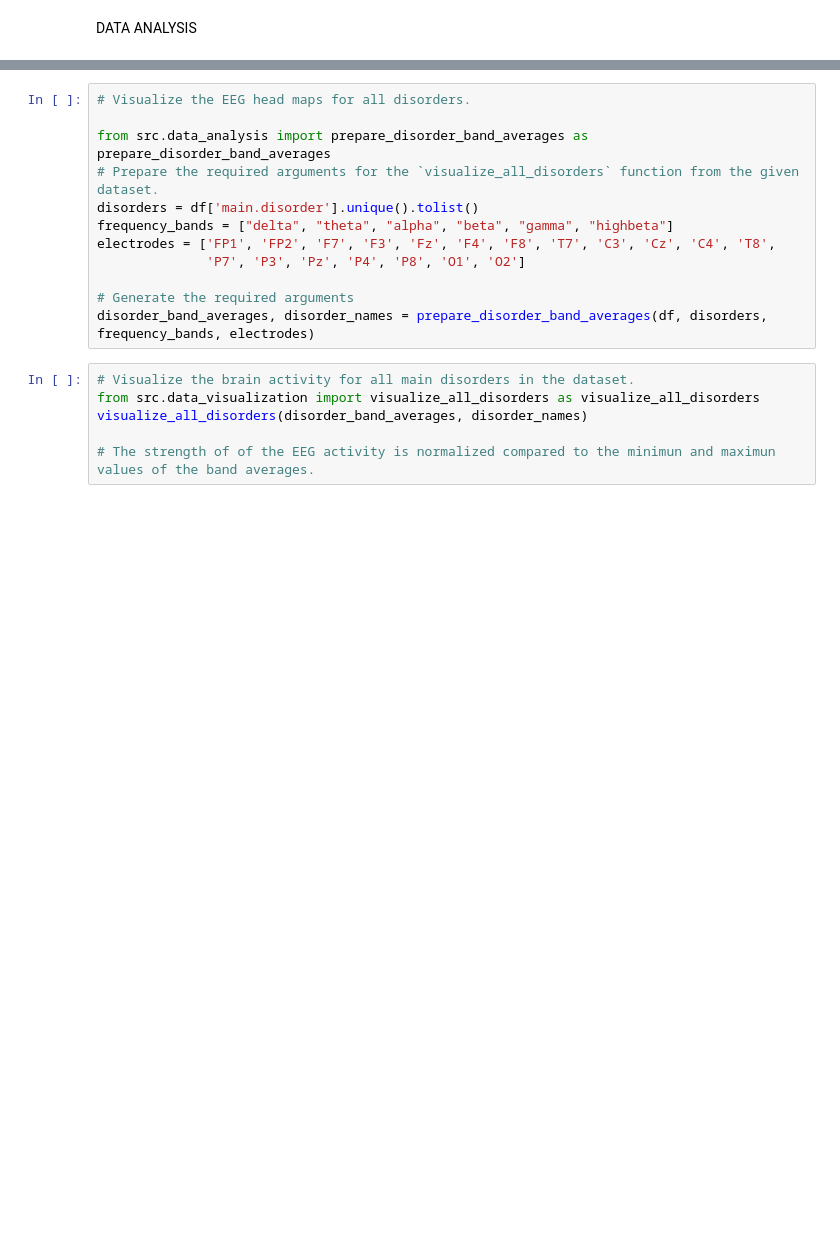
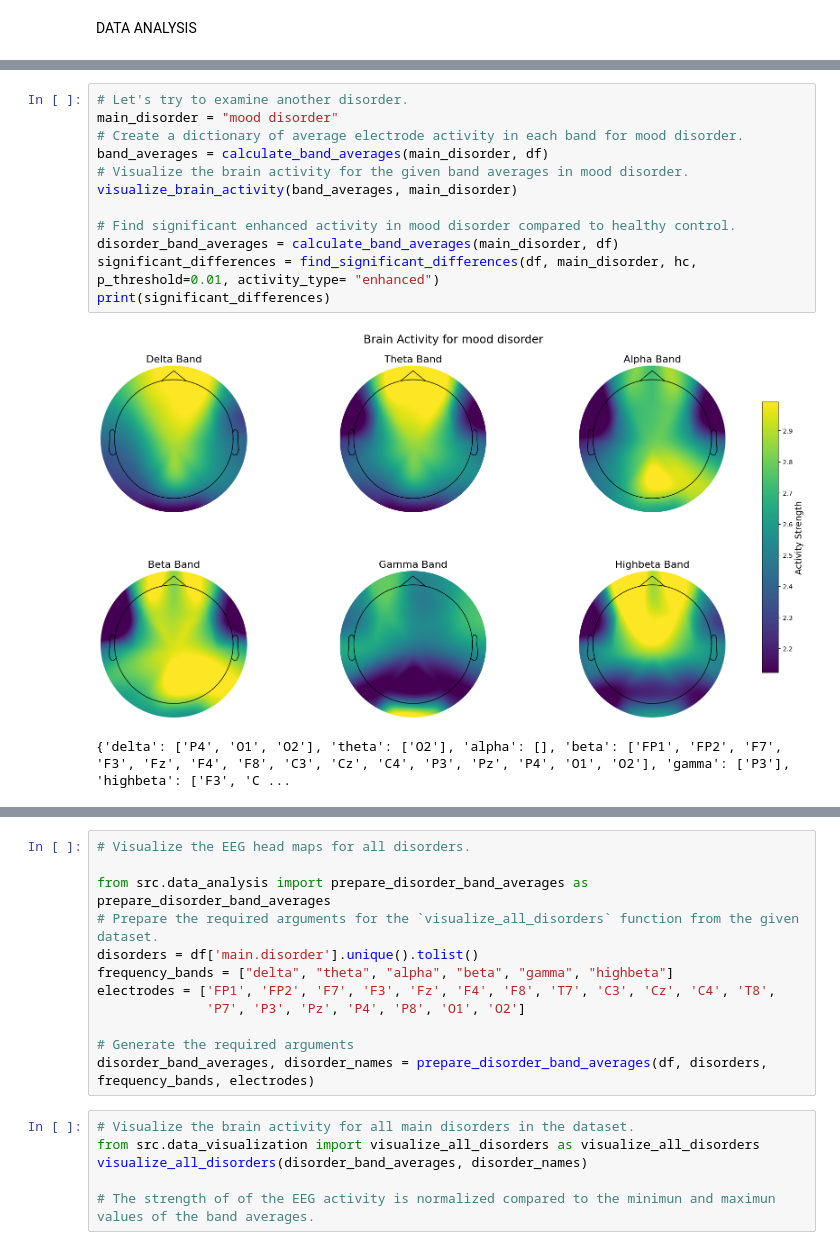
Before and after one commit to ohadgonen/python_final_project, a Jupyter notebook: main.ipynb, the cells around one changed output, grey strips where cells are left out. Drawn from its saved outputs; the diff is of its cells as text; blank space fills up the shorter version.

Commit message:
electrode correlation

```diff
--- a/main.ipynb
+++ b/main.ipynb
@@ -192,0 +183,15 @@ This statistic analysis and information can confirm that schizophrenics have
+# %%
+# Let's try to examine another disorder.
+main_disorder = "mood disorder"
+# Create a dictionary of average electrode activity in each band for mood disorder.
+band_averages = calculate_band_averages(main_disorder, df)
+# Visualize the brain activity for the given band averages in mood disorder.
+visualize_brain_activity(band_averages, main_disorder)
+
+# Find significant enhanced activity in mood disorder compared to healthy control.
+disorder_band_averages = calculate_band_averages(main_disorder, df)
+significant_differences = find_significant_differences(df, main_disorder, hc,  p_threshold=0.01, activity_type= "enhanced")
+print(significant_differences)
+# %% [output]
+[figure, added]
+{'delta': ['P4', 'O1', 'O2'], 'theta': ['O2'], 'alpha': [], 'beta': ['FP1', 'FP2', 'F7', 'F3', 'Fz', 'F4', 'F8', 'C3', 'Cz', 'C4', 'P3', 'Pz', 'P4', 'O1', 'O2'], 'gamma': ['P3'], 'highbeta': ['F3', 'C ...
```
Also changed, not shown: parts of 21 cells of this notebook, 3 other files.
